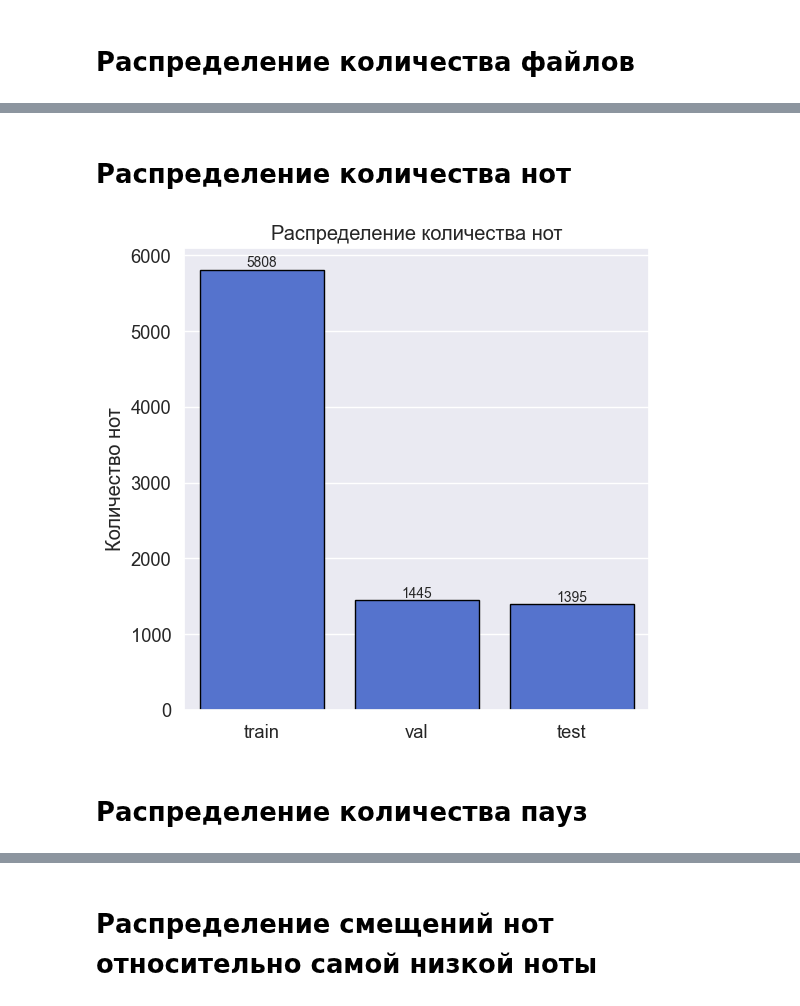
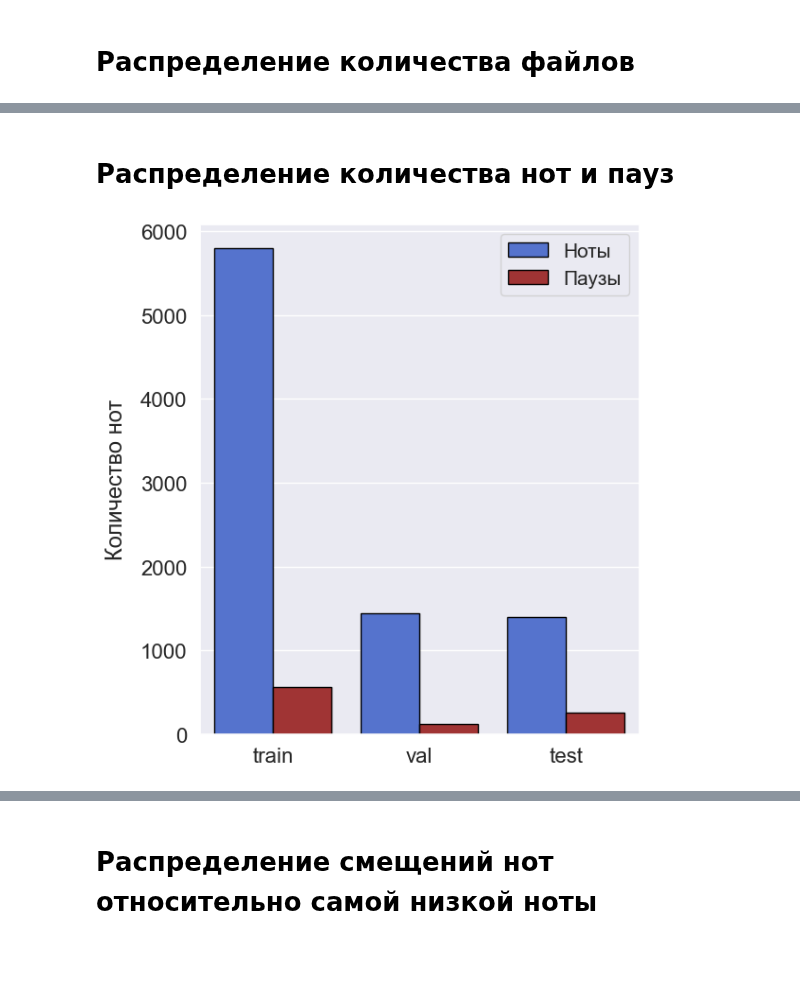
Before and after one commit to HerrPhoton/plagitune, a Jupyter notebook: notebooks/statistics/melody_statistics.ipynb, the cells around one changed output, grey strips where cells are left out. Drawn from its saved outputs; the diff is of its cells as text; code cells hidden in the pictures; blank space fills up the shorter version.

```diff
--- a/notebooks/statistics/melody_statistics.ipynb
+++ b/notebooks/statistics/melody_statistics.ipynb
@@ -18,11 +18,21 @@ import scipy
 from src.data.structures.melody import Melody
 from src.data.structures.note import Note
 from src.data.datasets.melody_dataset import MelodyDataset
+# %%
+TITLE_FONTSIZE = 18
+TICKS_FONTSIZE = 16
+
+LABELS_FONTSIZE = 17
+LABELS_PAD = 10
+
+ENUM_FONTSIZE = 22
+ENUM_PADDING = -0.25
+
+LEGEND_FONTSIZE = 15
+
+FIGSIZE = (20, math.ceil(7 + ENUM_PADDING))
 # %%
-FIGSIZE = (20, 6)
-TITLE_FONTSIZE = 18
-
-dataset_path = Path("..\\datasets\\MelodyNet\\raw\\")
+dataset_path = Path("..\\..\\datasets\\MelodyNet\\raw\\")
 
 train_path = dataset_path / "train"
 val_path = dataset_path / "val"
@@ -131,29 +128,41 @@ plt.show()
 # %% [markdown]
-# Распределение количества нот
+# Распределение количества нот и пауз
 # %%
 plt.figure(figsize=(FIGSIZE[0] // 3, FIGSIZE[1]))
 
-files_df = pd.DataFrame({
+notes_df = pd.DataFrame({
     'раздел': ['train', 'val', 'test'],
-    'количество': [train_stats.total_notes, val_stats.total_notes, test_stats.total_notes]
+    'количество': [train_stats.total_notes, val_stats.total_notes, test_stats.total_notes],
+    'тип': "Ноты"
 })
 
+rests_df = pd.DataFrame({
+    'раздел': ['train', 'val', 'test'],
+    'количество': [train_stats.total_rests, val_stats.total_rests, test_stats.total_rests],
+    'тип': "Паузы"
+})
+
+df = pd.concat([notes_df, rests_df])
+
 ax = sns.barplot(
-    data=files_df,
+    data=df,
     x='раздел',
     y='количество',
-    color='royalblue',
+    hue='тип',
+    palette={'Ноты': 'royalblue', 'Паузы': 'firebrick'},
     edgecolor='black',
     alpha=1
 )
-sign_histogram(ax)
 
 plt.xlabel("")
-plt.ylabel('Количество нот')
-plt.title('Распределение количества нот')
+plt.ylabel('Количество нот', fontsize=LABELS_FONTSIZE, labelpad=LABELS_PAD)
+
+plt.xticks(fontsize=TICKS_FONTSIZE)
+plt.yticks(fontsize=TICKS_FONTSIZE)
+
+plt.legend(title="", fontsize=LEGEND_FONTSIZE)
+#plt.title('Распределение количества нот')
 
 plt.show()
 # %% [output]
-[figure, old version]
+[figure, new version]
-# %% [markdown]
-# Распределение количества пауз
```
Also changed, not shown: parts of 12 cells of this notebook, 15 other files.
